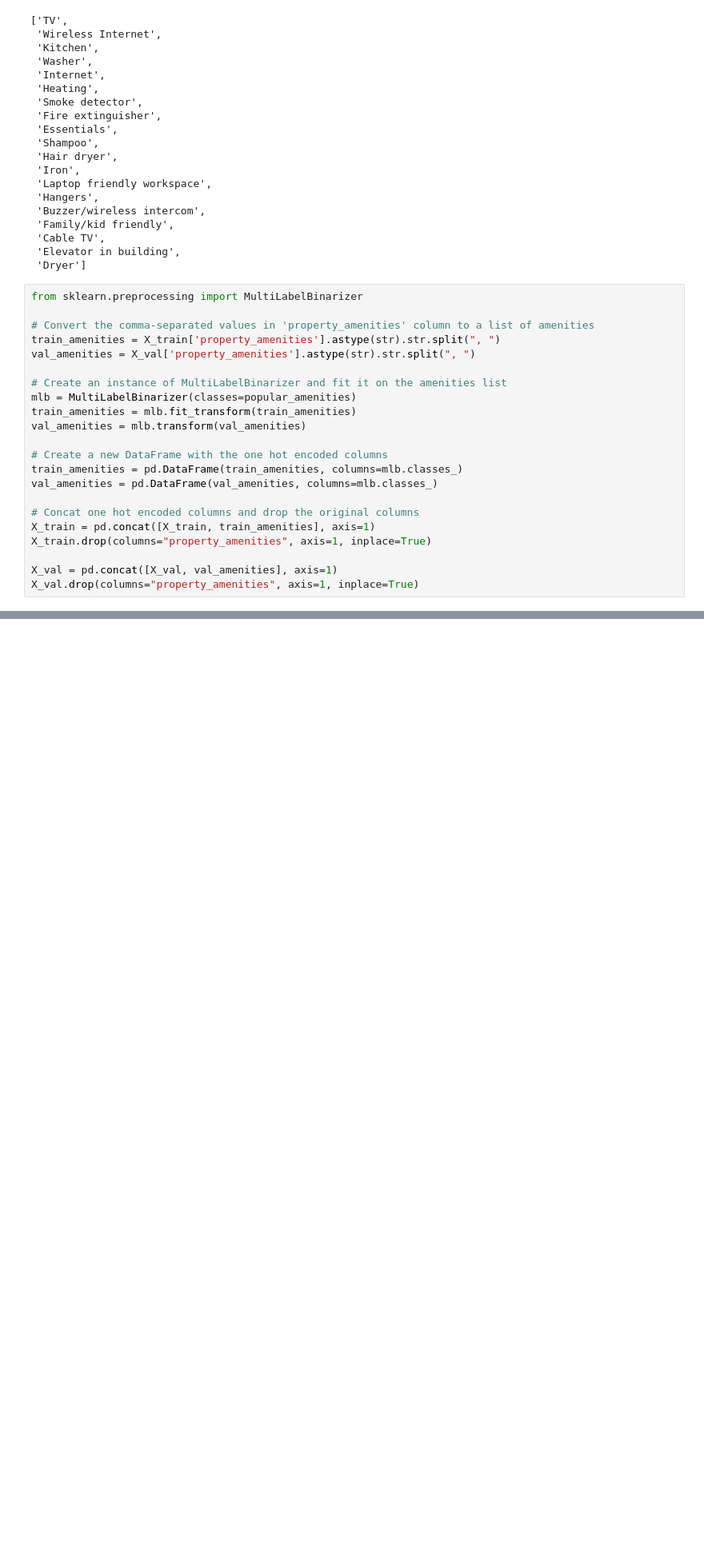
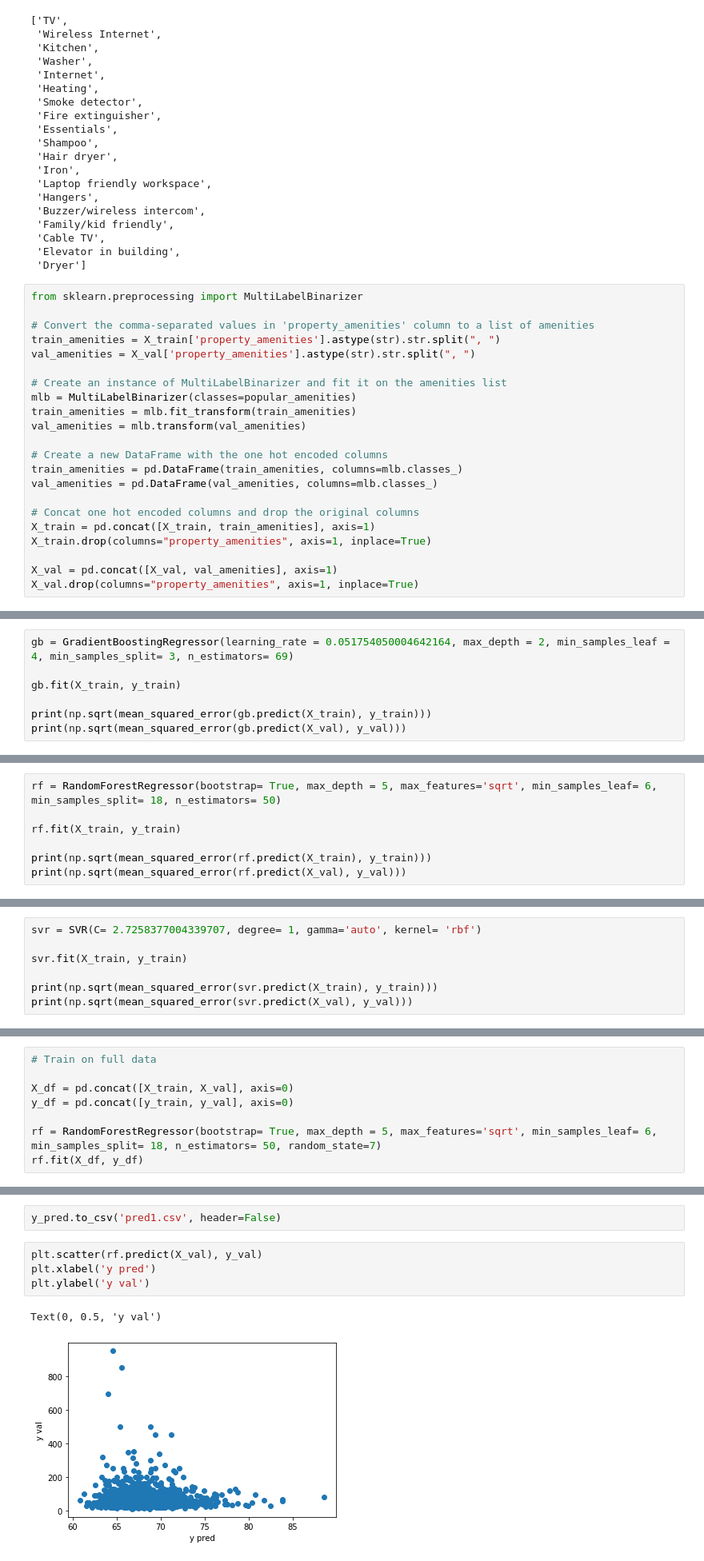
Before and after one commit to wentingjiang2022/advanced_analytics_kul, a Jupyter notebook: assignment1/Assignment 1_Phuong.ipynb, the cells around one changed output, grey strips where cells are left out. Shown at 80% size. Drawn from its saved outputs; the diff is of its cells as text; blank space fills up the shorter version.

```diff
--- a/assignment1/Assignment 1_Phuong.ipynb
+++ b/assignment1/Assignment 1_Phuong.ipynb
@@ -558,0 +499,7 @@ host_days: 3107.133199876809
+# %%
+gb = GradientBoostingRegressor(learning_rate = 0.051754050004642164, max_depth = 2, min_samples_leaf = 4, min_samples_split= 3, n_estimators= 69)
+
+gb.fit(X_train, y_train)
+
+print(np.sqrt(mean_squared_error(gb.predict(X_train), y_train)))
+print(np.sqrt(mean_squared_error(gb.predict(X_val), y_val)))
@@ -558,0 +509,7 @@ host_days: 3107.133199876809
+# %%
+rf = RandomForestRegressor(bootstrap= True, max_depth = 5, max_features='sqrt', min_samples_leaf= 6, min_samples_split= 18, n_estimators= 50)
+
+rf.fit(X_train, y_train)
+
+print(np.sqrt(mean_squared_error(rf.predict(X_train), y_train)))
+print(np.sqrt(mean_squared_error(rf.predict(X_val), y_val)))
@@ -558,0 +519,7 @@ host_days: 3107.133199876809
+# %%
+svr = SVR(C= 2.7258377004339707, degree= 1, gamma='auto', kernel= 'rbf')
+
+svr.fit(X_train, y_train)
+
+print(np.sqrt(mean_squared_error(svr.predict(X_train), y_train)))
+print(np.sqrt(mean_squared_error(svr.predict(X_val), y_val)))
@@ -558,0 +592,8 @@ host_days: 3107.133199876809
+# %%
+# Train on full data
+
+X_df = pd.concat([X_train, X_val], axis=0)
+y_df = pd.concat([y_train, y_val], axis=0)
+
+rf = RandomForestRegressor(bootstrap= True, max_depth = 5, max_features='sqrt', min_samples_leaf= 6, min_samples_split= 18, n_estimators= 50, random_state=7)
+rf.fit(X_df, y_df)
@@ -558,0 +623,9 @@ host_days: 3107.133199876809
+# %%
+y_pred.to_csv('pred1.csv', header=False)
+# %%
+plt.scatter(rf.predict(X_val), y_val)
+plt.xlabel('y pred')
+plt.ylabel('y val')
+# %% [output]
+Text(0, 0.5, 'y val')
+[figure, added]
```
Also changed, not shown: parts of 50 cells of this notebook.
